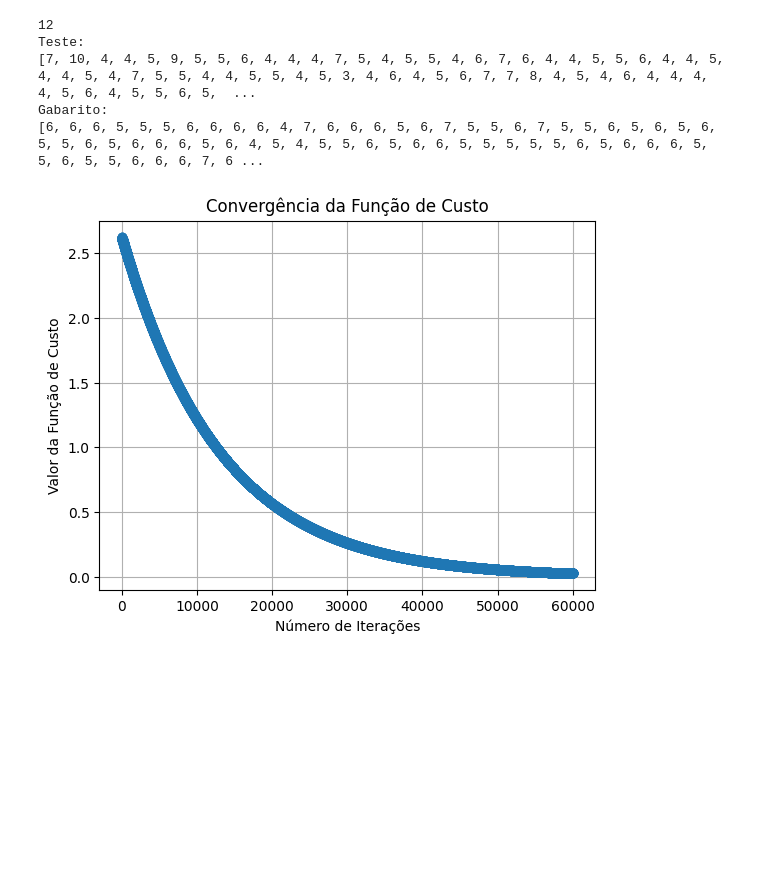
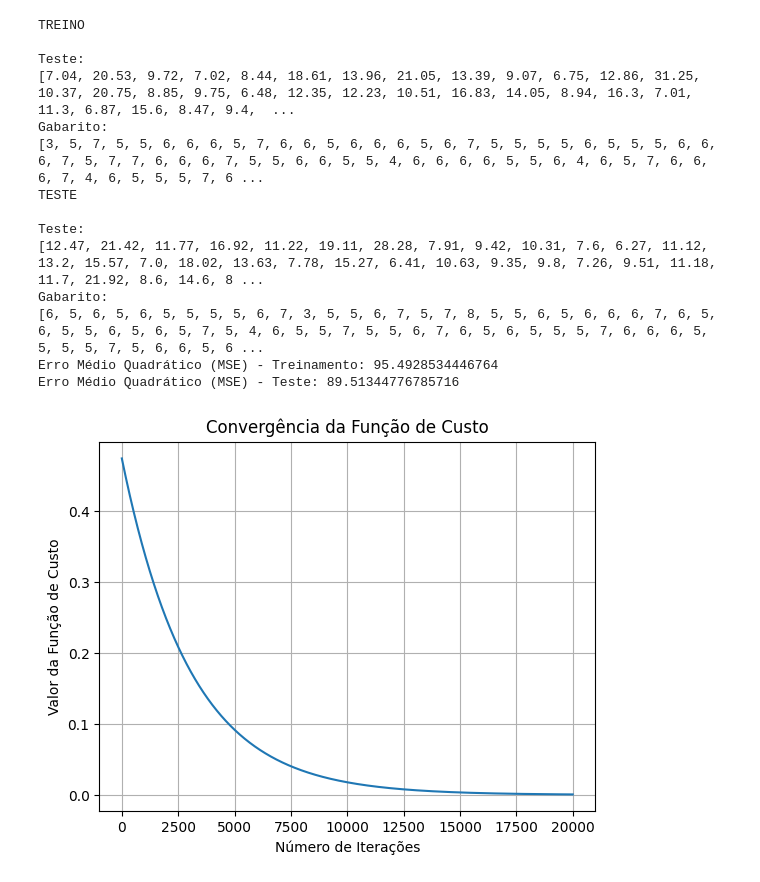
Before and after one commit to MaxLps/Ci-ncia-da-Computa-o, a Jupyter notebook: Aprendizado de Máquina - 6º período/trabalho 2/trabalho.ipynb, the cells around one changed output. Drawn from its saved outputs; the diff is of its cells as text; code cells hidden in the pictures; blank space fills up the shorter version.

```diff
--- a/Aprendizado de Máquina - 6º período/trabalho 2/trabalho.ipynb
+++ b/Aprendizado de Máquina - 6º período/trabalho 2/trabalho.ipynb
@@ -60,21 +160,18 @@ def solucao_analitica(x,y,theta):
 # %%
 class LMSTrainer(BaseEstimator):
 
-    def __init__(self, analitic=False):
+    def __init__(self, analitic= None, ALFA = None, ITE = None):
 
         self.analitic = analitic
         self._trained = False
-
+        self.ALFA = ALFA
+        self.ITE = ITE
     def fit(self, X, theta,y=None):
         if self.analitic:
-
-            coluna_um = [1] * len(y)
-            x2 = np.insert(X, 0, coluna_um, axis=1)
-
-            solucao_analitica(x2,y,theta)
+            solucao_analitica(X,y,theta)
 
         else:
-            gradiente_descendente(X,y, theta)
+            gradiente_descendente(X,y,theta,self.ALFA,self.ITE)
 
         self._trained = True
 
@@ -88,7 +185,7 @@ class LMSTrainer(BaseEstimator):
         teste = [0] * len(y)
         gab = [0] * len(y)
         for i in range(len(y)):
-            teste[i] = int(h(X, i, theta))
+            teste[i] = round(h(X, i, theta), 2)
             gab[i] = y[i]
 
 
@@ -96,3 +193,5 @@ class LMSTrainer(BaseEstimator):
         print(teste)
         print("Gabarito:")
         print(gab)
+
+        return teste
@@ -117,4 +260,4 @@ df = pd.read_csv(zip_file.open(file_to_read),sep=";")
 df['target_column'] = df['quality']  # Renomeando a coluna alvo
 df = df.drop('quality', axis=1)      # Remocendo a coluna antiga
 
-#print(df)
+df.insert(0, '1', 1)
@@ -121,26 +286,52 @@ df = df.drop('quality', axis=1)      # Remocendo a coluna antiga
 # %%
 X = df.drop('target_column', axis=1)
-y = df['target_column']
-X_train, X_test, y_train, y_test = train_test_split(X, y, test_size=0.2, random_state=42)
-trainer = LMSTrainer()
-num_columns = X.shape[1] + 1
-print(num_columns)
+Y = df['target_column']
+num_columns = X.shape[1]
+
+X_train, X_test, y_train, y_test = train_test_split(X, Y, test_size=0.70, random_state=42)
+ALFA = 0.0001
+ITE = 20000
+trainer = LMSTrainer(False,ALFA,ITE)
 theta = [0] * num_columns
-theta[0] = 3
+
 predictor = trainer.fit(X_train.values, theta, y_train.values)
-predictor.predict(X_train.values, theta, y_train.values)
+# teste = predictor.predict(X_test.values, theta, y_test.values)
+
+print("TREINO\n")
+previsoes_treinamento = trainer.predict(X_train.values, theta, y_train.values)
+print("TESTE\n")
+previsoes_teste = trainer.predict(X_test.values, theta, y_test.values)
+
+# Calcular o erro médio quadrático (MSE) para os dados de treinamento e teste
+
+mse_treinamento = mean_squared_error(y_train, previsoes_treinamento)
+
+mse_teste = mean_squared_error(y_test, previsoes_teste)
+
+print("Erro Médio Quadrático (MSE) - Treinamento:", mse_treinamento)
+print("Erro Médio Quadrático (MSE) - Teste:", mse_teste)
+
 
 plt.figure()
-plt.plot(eixo_Y, eixo_X, marker='o', linestyle='-')
+plt.plot(eixo_Y, eixo_X, linestyle='-')
 plt.title('Convergência da Função de Custo')
 plt.xlabel('Número de Iterações')
 plt.ylabel('Valor da Função de Custo')
 plt.grid(True)
 plt.show()
 # %% [output]
-12
+TREINO
+
 Teste:
-[7, 10, 4, 4, 5, 9, 5, 5, 6, 4, 4, 4, 7, 5, 4, 5, 5, 4, 6, 7, 6, 4, 4, 5, 5, 6, 4, 4, 5, 4, 4, 5, 4, 7, 5, 5, 4, 4, 5, 5, 4, 5, 3, 4, 6, 4, 5, 6, 7, 7, 8, 4, 5, 4, 6, 4, 4, 4, 4, 5, 6, 4, 5, 5, 6, 5,  ...
+[7.04, 20.53, 9.72, 7.02, 8.44, 18.61, 13.96, 21.05, 13.39, 9.07, 6.75, 12.86, 31.25, 10.37, 20.75, 8.85, 9.75, 6.48, 12.35, 12.23, 10.51, 16.83, 14.05, 8.94, 16.3, 7.01, 11.3, 6.87, 15.6, 8.47, 9.4,  ...
 Gabarito:
-[6, 6, 6, 5, 5, 5, 6, 6, 6, 6, 4, 7, 6, 6, 6, 5, 6, 7, 5, 5, 6, 7, 5, 5, 6, 5, 6, 5, 6, 5, 5, 6, 5, 6, 6, 6, 5, 6, 4, 5, 4, 5, 5, 6, 5, 6, 6, 5, 5, 5, 5, 5, 6, 5, 6, 6, 6, 5, 5, 6, 5, 5, 6, 6, 6, 7, 6 ...
+[3, 5, 7, 5, 5, 6, 6, 6, 5, 7, 6, 6, 5, 6, 6, 6, 5, 6, 7, 5, 5, 5, 5, 6, 5, 5, 5, 6, 6, 6, 7, 5, 7, 7, 6, 6, 6, 7, 5, 5, 6, 6, 5, 5, 4, 6, 6, 6, 6, 5, 5, 6, 4, 6, 5, 7, 6, 6, 6, 7, 4, 6, 5, 5, 5, 7, 6 ...
+TESTE
+
+Teste:
+[12.47, 21.42, 11.77, 16.92, 11.22, 19.11, 28.28, 7.91, 9.42, 10.31, 7.6, 6.27, 11.12, 13.2, 15.57, 7.0, 18.02, 13.63, 7.78, 15.27, 6.41, 10.63, 9.35, 9.8, 7.26, 9.51, 11.18, 11.7, 21.92, 8.6, 14.6, 8 ...
+Gabarito:
+[6, 5, 6, 5, 6, 5, 5, 5, 5, 6, 7, 3, 5, 5, 6, 7, 5, 7, 8, 5, 5, 6, 5, 6, 6, 6, 7, 6, 5, 6, 5, 5, 6, 5, 6, 5, 7, 5, 4, 6, 5, 5, 7, 5, 5, 6, 7, 6, 5, 6, 5, 5, 5, 7, 6, 6, 6, 5, 5, 5, 5, 7, 5, 6, 6, 5, 6 ...
+Erro Médio Quadrático (MSE) - Treinamento: 95.4928534446764
+Erro Médio Quadrático (MSE) - Teste: 89.51344776785716
-[figure, old version]
+[figure, new version]
```
Also changed, not shown: parts of 14 cells of this notebook, 1 other file.
